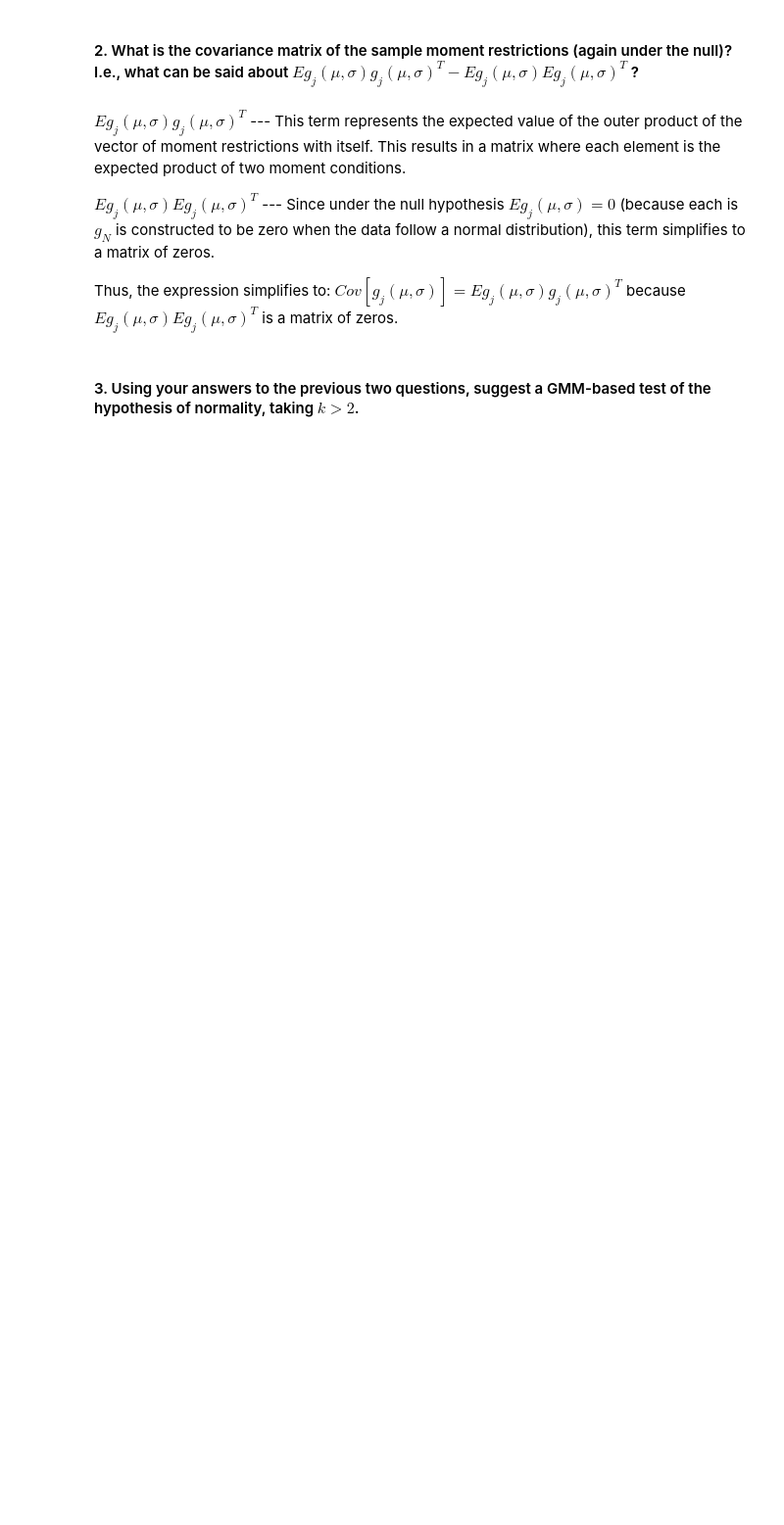
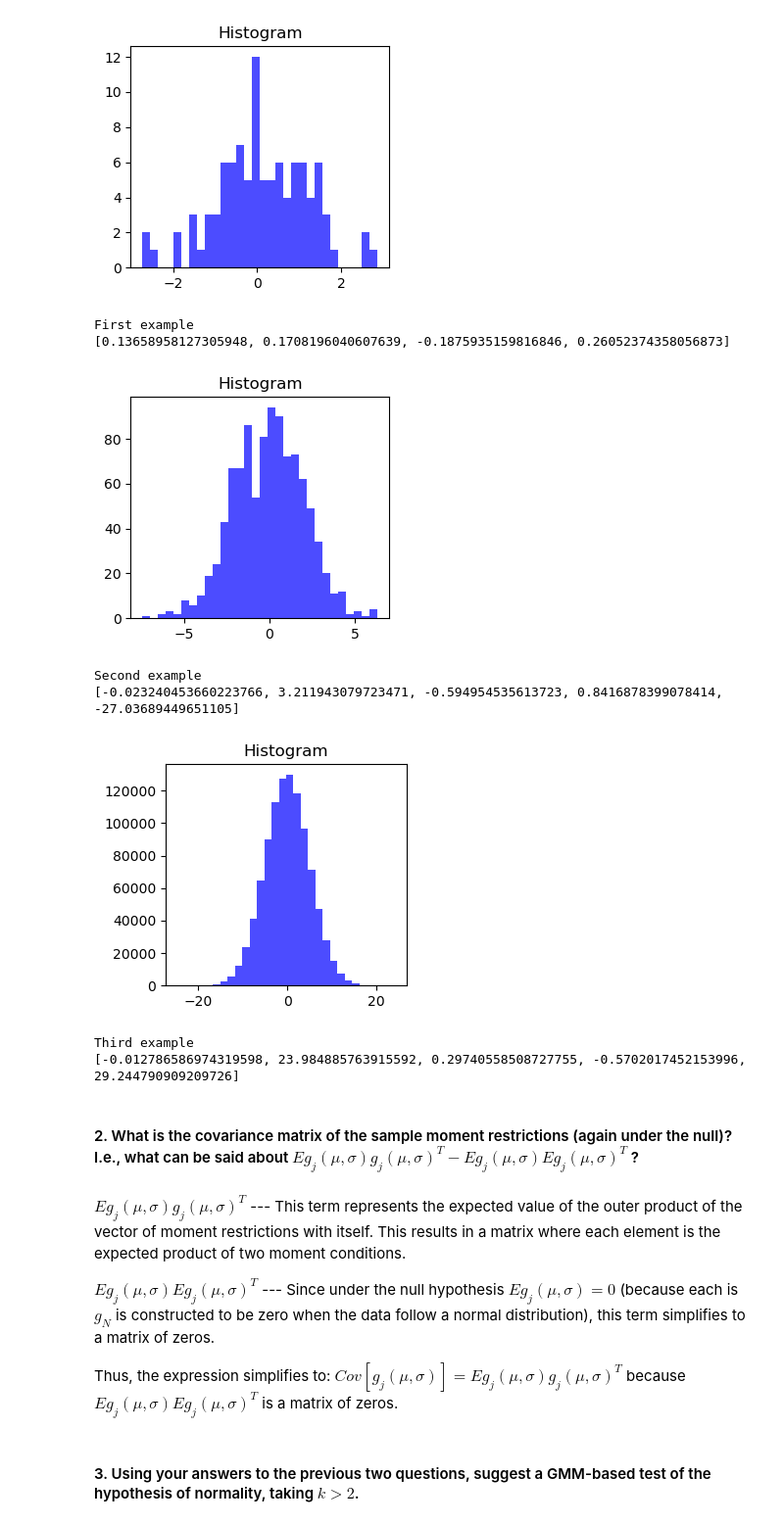
Before and after one commit to eleanor-adachi/ARE212_Materials, a Jupyter notebook: Assignments/assignment3/problemset3_kneri.ipynb, the cells around one changed output. Shown at 98% size. Drawn from its saved outputs; the diff is of its cells as text; code cells hidden in the pictures; blank space fills up the shorter version.

```diff
--- a/Assignments/assignment3/problemset3_kneri.ipynb
+++ b/Assignments/assignment3/problemset3_kneri.ipynb
@@ -51,3 +13,71 @@ print(moment_restrictions(data, k))
+# %%
+# import numpy as np
+from scipy.special import factorial2
+
+def sample_moments(data, k):
+    mu_hat = np.mean(data)  # First moment: Mean
+    sigma2_hat = np.var(data)  # Second moment: Variance
+    moments = [mu_hat, sigma2_hat]
+
+    for m in range(3, k+1):  # Start calculating from the third moment
+        central_moment = np.mean((data - mu_hat)**m)
+        moments.append(central_moment)
+
+    return moments
+
+def moment_restrictions(data, k):
+    moments = sample_moments(data, k)
+    restrictions = [moments[0], moments[1] - 1]  # Check if mean is zero and variance is 1 for normality
+
+    for m in range(3, k+1):
+        if m % 2 == 1:  # Odd moments should be close to zero for normal distribution
+            restrictions.append(moments[m-1])  # Higher odd moments
+        else:  # Even moments
+            sigma_hat = np.sqrt(moments[1])  # Standard deviation
+            theoretical_moment = sigma_hat**m * factorial2(m-1)
+            restrictions.append(moments[m-1] - theoretical_moment)
+    return restrictions
+
+def plot_diagnostics(data):
+    plt.figure(figsize=(6, 3))
+    plt.subplot(1, 2, 1)
+    plt.hist(data, bins=30, alpha=0.7, color='blue')
+    plt.title('Histogram')
+    plt.tight_layout()
+    plt.show()
+
+
+# Example usage
+data = np.random.normal(0, 1, 100)  # Sample data from a standard normal distribution
+plot_diagnostics(data)
+k = 4  # Number of moments to consider
+print("First example")
+print(moment_restrictions(data, k))
+
+
+np.random.seed(12)
+data = np.random.normal(0, 2, 1000)  # Sample data from a standard normal distribution
+plot_diagnostics(data)
+k = 5  # Number of moments to consider
+print("Second example")
+print(moment_restrictions(data, k))
+
+
+data = np.random.normal(0, 5, 1000000)  # Sample data from a standard normal distribution
+plot_diagnostics(data)
+k = 5  # Number of moments to consider
+print("Third example")
+print(moment_restrictions(data, k))
+# %% [output]
+[figure, added]
+First example
+[0.13658958127305948, 0.1708196040607639, -0.1875935159816846, 0.26052374358056873]
+[figure, added]
+Second example
+[-0.023240453660223766, 3.211943079723471, -0.594954535613723, 0.8416878399078414, -27.03689449651105]
+[figure, added]
+Third example
+[-0.012786586974319598, 23.984885763915592, 0.29740558508727755, -0.5702017452153996, 29.244790909209726]
 # %% [markdown]
 #### 2. What is the covariance matrix of the sample moment restrictions (again under the null)? I.e., what can be said about $Eg_{j}(\mu, \sigma) g_j(\mu, \sigma)^T - Eg_{j}(\mu, \sigma) Eg_j(\mu, \sigma)^T$ ?
 # %% [markdown]
```
Also changed, not shown: parts of 12 cells of this notebook.
